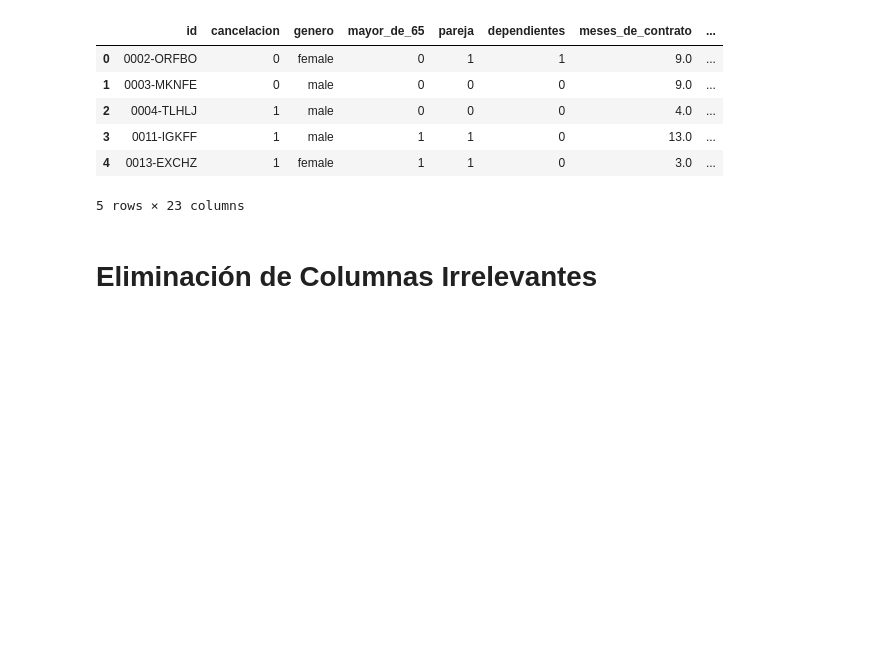
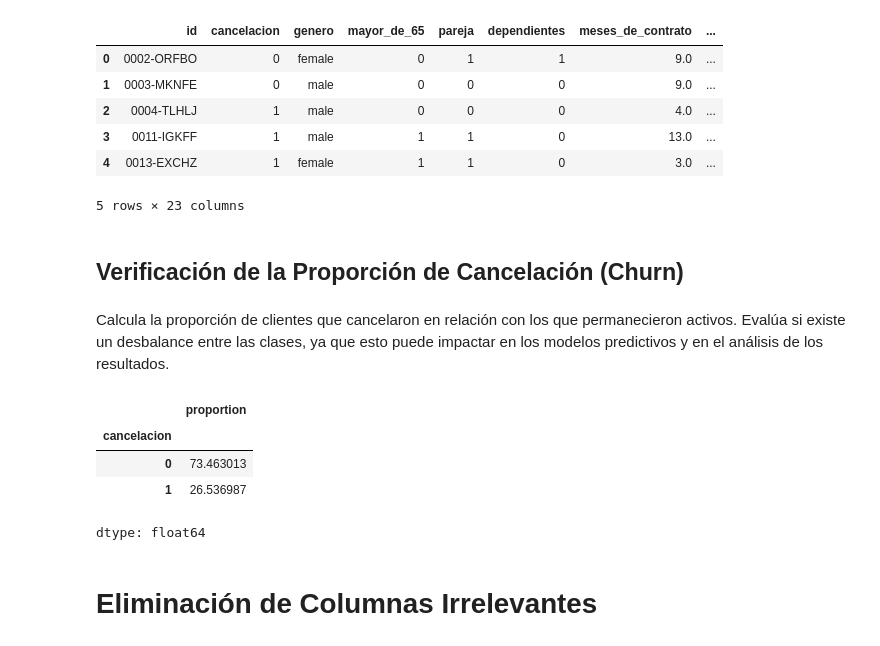
Before and after one commit to arnaldourbina/desafio_telecom_x_2, a Jupyter notebook: Desafio_TelecomX2.ipynb, the cells around one changed output. Drawn from its saved outputs; the diff is of its cells as text; code cells hidden in the pictures; blank space fills up the shorter version.

```diff
--- a/Desafio_TelecomX2.ipynb
+++ b/Desafio_TelecomX2.ipynb
@@ -19,6 +19,19 @@ df_telecom2.head()
 | 3 | 0011-IGKFF | 1 | male | 1 | 1 | 0 | 13.0 | ... |
 | 4 | 0013-EXCHZ | 1 | female | 1 | 1 | 0 | 3.0 | ... |
 5 rows × 23 columns
+# %% [markdown]
+## Verificación de la Proporción de Cancelación (Churn)
+# %% [markdown]
+Calcula la proporción de clientes que cancelaron en relación con los que permanecieron activos. Evalúa si existe un desbalance entre las clases, ya que esto puede impactar en los modelos predictivos y en el análisis de los resultados.
+# %%
+proporcion_canc = df_telecom2['cancelacion'].value_counts(normalize=True)*100
+proporcion_canc
+# %% [output]
+|  | proportion |
+| cancelacion |  |
+| 0 | 73.463013 |
+| 1 | 26.536987 |
+dtype: float64
 # %% [markdown]
 # Eliminación de Columnas Irrelevantes
 # %% [markdown]
```
